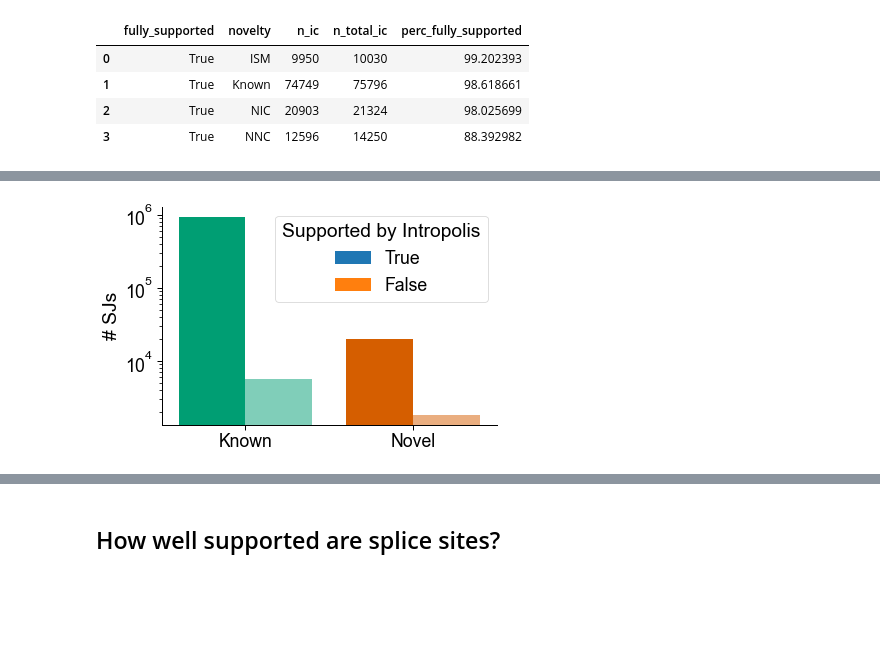
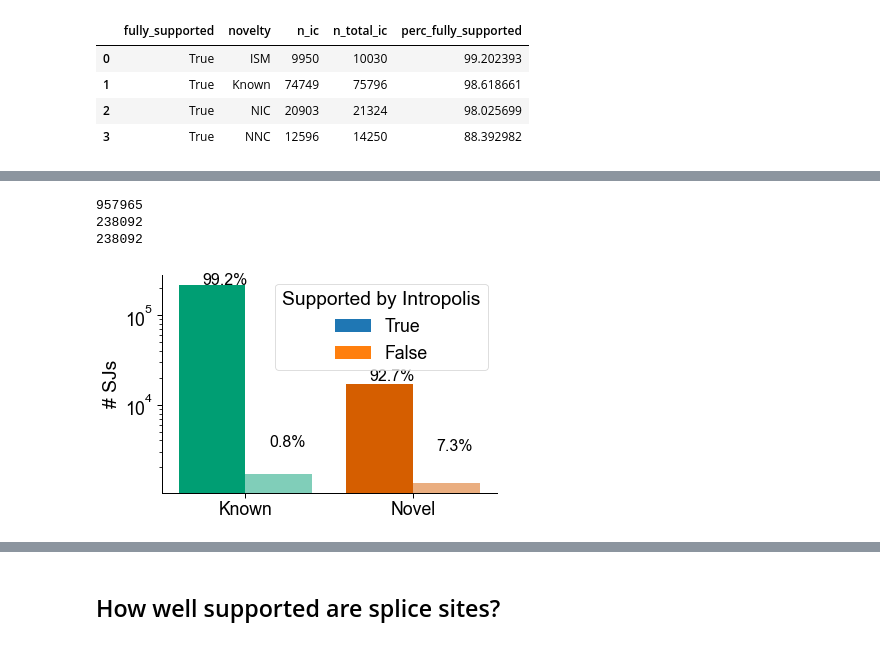
Before and after one commit to fairliereese/paper_rnawg, a Jupyter notebook: figures_revisions/revisions/ss_sj_support.ipynb, the cells around one changed output, grey strips where cells are left out. Drawn from its saved outputs; the diff is of its cells as text; code cells hidden in the pictures; blank space fills up the shorter version.

Commit message:
added novel gene stuff

```diff
--- a/figures_revisions/revisions/ss_sj_support.ipynb
+++ b/figures_revisions/revisions/ss_sj_support.ipynb
@@ -233,0 +258,9 @@ temp
+# %%
+print(len(det_sjs.index))
+print(len(det_sjs[['Chromosome', 'Strand', 'End', 'Start', 'gene_id']].drop_duplicates().index))
+print(len(det_sjs[['Chromosome', 'Strand', 'End', 'Start', 'gene_id', 'novelty', 'intropolis']].drop_duplicates().index))
+det_sjs_uniq = det_sjs[['Chromosome', 'Strand', 'End', 'Start', 'gene_id', 'novelty', 'intropolis']].drop_duplicates()
+# %% [output]
+957965
+238092
+238092
@@ -234,5 +270,10 @@ temp
 # %%
-temp = det_sjs[['intropolis', 'novelty', 'Start']].groupby(['intropolis', 'novelty']).count().reset_index().rename({'Start':'count'}, axis=1)
+temp = det_sjs_uniq[['intropolis', 'novelty', 'Start']].groupby(['intropolis', 'novelty']).count().reset_index().rename({'Start':'count'}, axis=1)
+
+temp2 = temp[['novelty', 'count']].groupby('novelty').sum().reset_index()
+temp = temp.merge(temp2, on='novelty', suffixes=('','_total'), how='left')
+temp['perc'] = (temp['count']/temp['count_total'])*100
+
 sns.set_context('paper', font_scale=2)
 
 def get_nov_colors(cats=None):
@@ -242,33 +283,48 @@ def get_nov_colors(cats=None):
 
     c_dict, order = rm_color_cats(c_dict, order, cats)
     return c_dict, order
 
 c_dict, order = get_nov_colors(cats=temp.novelty.unique().tolist())
 temp['novelty'] = temp['novelty'].astype('category')
 temp['novelty'] = temp['novelty'].cat.reorder_categories(order, ordered=True)
 cats = [True, False]
 temp['intropolis'] = temp['intropolis'].astype('category')
 temp['intropolis'] = temp['intropolis'].cat.reorder_categories(cats, ordered=True)
 
 ax = sns.barplot(data=temp,
             x='novelty',
             hue='intropolis',
             y='count',
             hue_order=[True, False],
             saturation=1)
 ax.spines['right'].set_visible(False)
 ax.spines['top'].set_visible(False)
 ax.set_yscale('log')
 ax.legend().set_title('Supported by Intropolis')
 ax.set(ylabel='# SJs', xlabel='')
 
 for bar_group, cat in zip(ax.containers, cats):
     for bar, cat2 in zip(bar_group, order):
         c = c_dict[cat2]
         c_dict_2, order_2 = get_shade_colors(c, cats)
         bar.set_facecolor(c_dict_2[cat])
 
-fname = 'figures/perc_novel_sjs_supported.pdf'
-plt.savefig(fname, dpi=500)
+def add_perc_2(ax, df):
+    ylim = ax.get_ylim()[1]
+    n_cats = len(ax.patches)
+    for p in ax.patches:
+        # import pdb; pdb.set_trace()
+        perc = df.loc[df['count']==p.get_height(), 'perc'].values[0]
+        txt = f'{perc:.1f}%'
+        # percentage = '{:.1f}%'.format(p.get_height())
+#         x = p.get_x() + p.get_width() / 2 - 0.45
+        x = p.get_x() + p.get_width() / 2 - (0.015)*n_cats
+        y = p.get_y() + p.get_height() + ylim*0.00625
+        ax.annotate(txt, (x, y), size = 16)
+
+add_perc_2(ax, temp)
+
+# fname = 'figures/novel_sjs_supported.pdf'
+# plt.savefig(fname, dpi=500)
 # %% [output]
-[figure, old version]
+[figure, new version]
```
Also changed, not shown: parts of 14 cells of this notebook, 2 other files.
